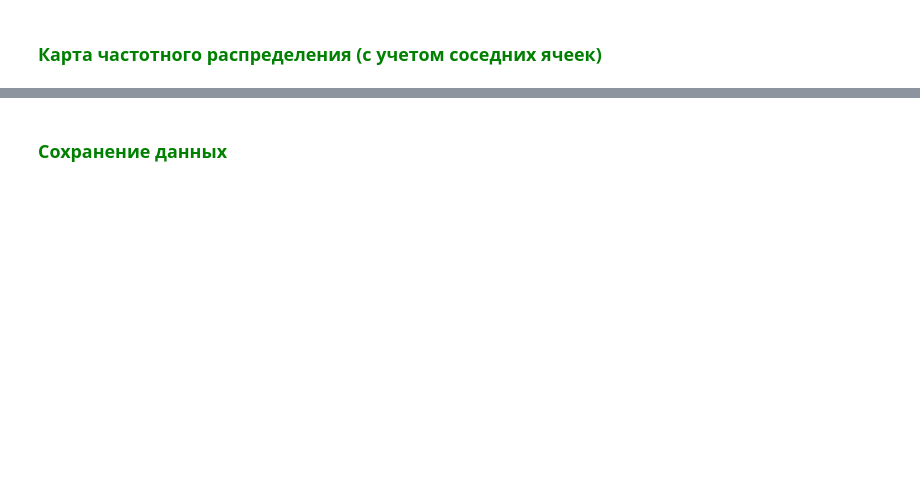
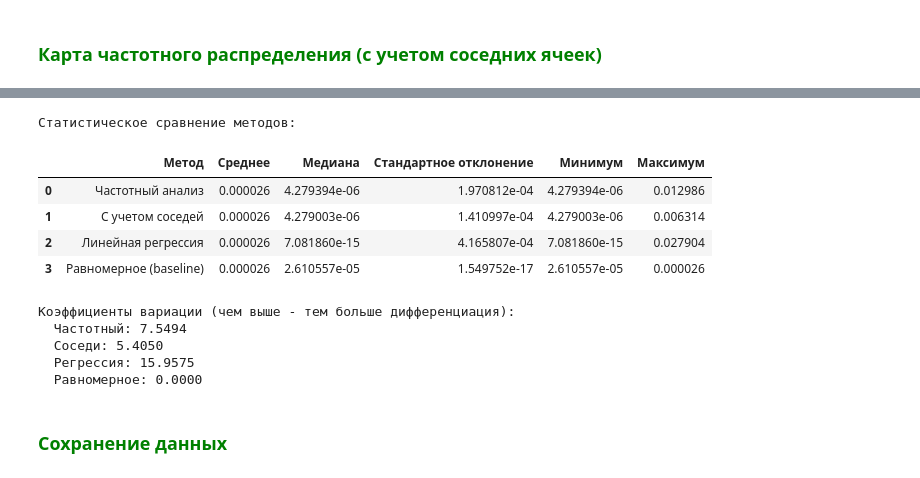
Before and after one commit to katePPkate/Project_Practicum_2026, a Jupyter notebook: Project_Practicum_2026.ipynb, the cells around one changed output, grey strips where cells are left out. Saved outputs shown, nothing was run; the diff lists cells and outputs as text; code cells hidden in the pictures; blank space fills up the shorter version.

```diff
--- a/Project_Practicum_2026.ipynb
+++ b/Project_Practicum_2026.ipynb
@@ -445,2 +687,71 @@ print(f"✅ Сохранено: result/{name}_avg.png")
+# %%
+# Статистическое сравнение ВСЕХ методов
+print("Статистическое сравнение методов:")
+
+comparison_stats = pd.DataFrame(
+    {
+        "Метод": [
+            "Частотный анализ",
+            "С учетом соседей",
+            "Линейная регрессия",
+            "Равномерное (baseline)",
+        ],
+        "Среднее": [
+            df_main["coefficient_freq"].mean(),
+            df_main["coefficient_spatial"].mean(),
+            df_main["coefficient_ml_regression"].mean(),
+            df_main["coefficient_uniform"].mean(),
+        ],
+        "Медиана": [
+            df_main["coefficient_freq"].median(),
+            df_main["coefficient_spatial"].median(),
+            df_main["coefficient_ml_regression"].median(),
+            df_main["coefficient_uniform"].median(),
+        ],
+        "Стандартное отклонение": [
+            df_main["coefficient_freq"].std(),
+            df_main["coefficient_spatial"].std(),
+            df_main["coefficient_ml_regression"].std(),
+            df_main["coefficient_uniform"].std(),
+        ],
+        "Минимум": [
+            df_main["coefficient_freq"].min(),
+            df_main["coefficient_spatial"].min(),
+            df_main["coefficient_ml_regression"].min(),
+            df_main["coefficient_uniform"].min(),
+        ],
+        "Максимум": [
+            df_main["coefficient_freq"].max(),
+            df_main["coefficient_spatial"].max(),
+            df_main["coefficient_ml_regression"].max(),
+            df_main["coefficient_uniform"].max(),
+        ],
+    }
+)
+
+display(comparison_stats)
+
+# Коэффициенты вариации (для оценки дифференциации)
+print(f"\nКоэффициенты вариации (чем выше - тем больше дифференциация):")
+for method, col in [
+    ("Частотный", "coefficient_freq"),
+    ("Соседи", "coefficient_spatial"),
+    ("Регрессия", "coefficient_ml_regression"),
+    ("Равномерное", "coefficient_uniform"),
+]:
+    cv = df_main[col].std() / df_main[col].mean()
+    print(f"  {method}: {cv:.4f}")
+# %% [output]
+Статистическое сравнение методов:
+|  | Метод | Среднее | Медиана | Стандартное отклонение | Минимум | Максимум |
+| 0 | Частотный анализ | 0.000026 | 4.279394e-06 | 1.970812e-04 | 4.279394e-06 | 0.012986 |
+| 1 | С учетом соседей | 0.000026 | 4.279003e-06 | 1.410997e-04 | 4.279003e-06 | 0.006314 |
+| 2 | Линейная регрессия | 0.000026 | 7.081860e-15 | 4.165807e-04 | 7.081860e-15 | 0.027904 |
+| 3 | Равномерное (baseline) | 0.000026 | 2.610557e-05 | 1.549752e-17 | 2.610557e-05 | 0.000026 |
+Коэффициенты вариации (чем выше - тем больше дифференциация):
+  Частотный: 7.5494
+  Соседи: 5.4050
+  Регрессия: 15.9575
+  Равномерное: 0.0000
 # %% [markdown]
 ### <font color="green">Сохранение данных</font>
```
Also changed, not shown: parts of 22 cells of this notebook, 23 other files.
